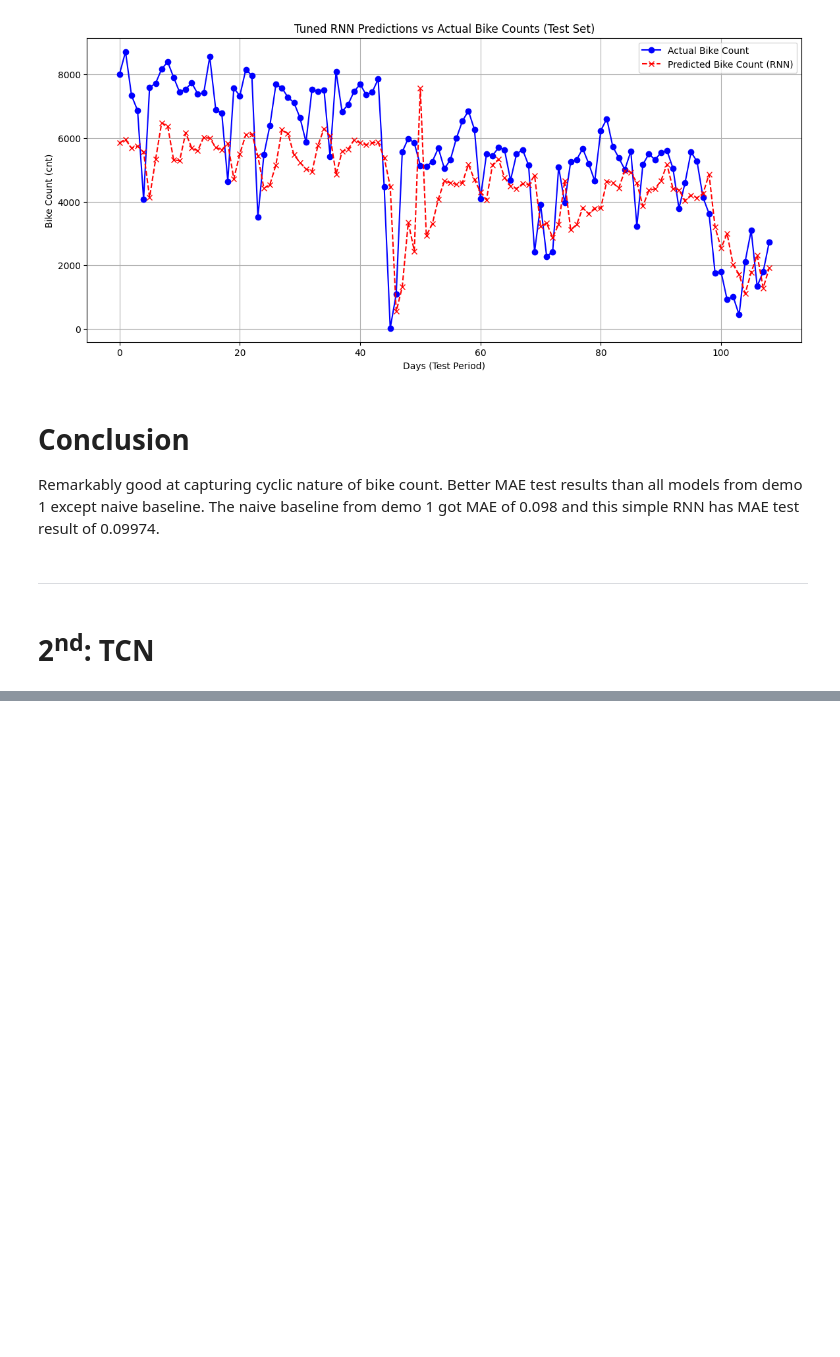
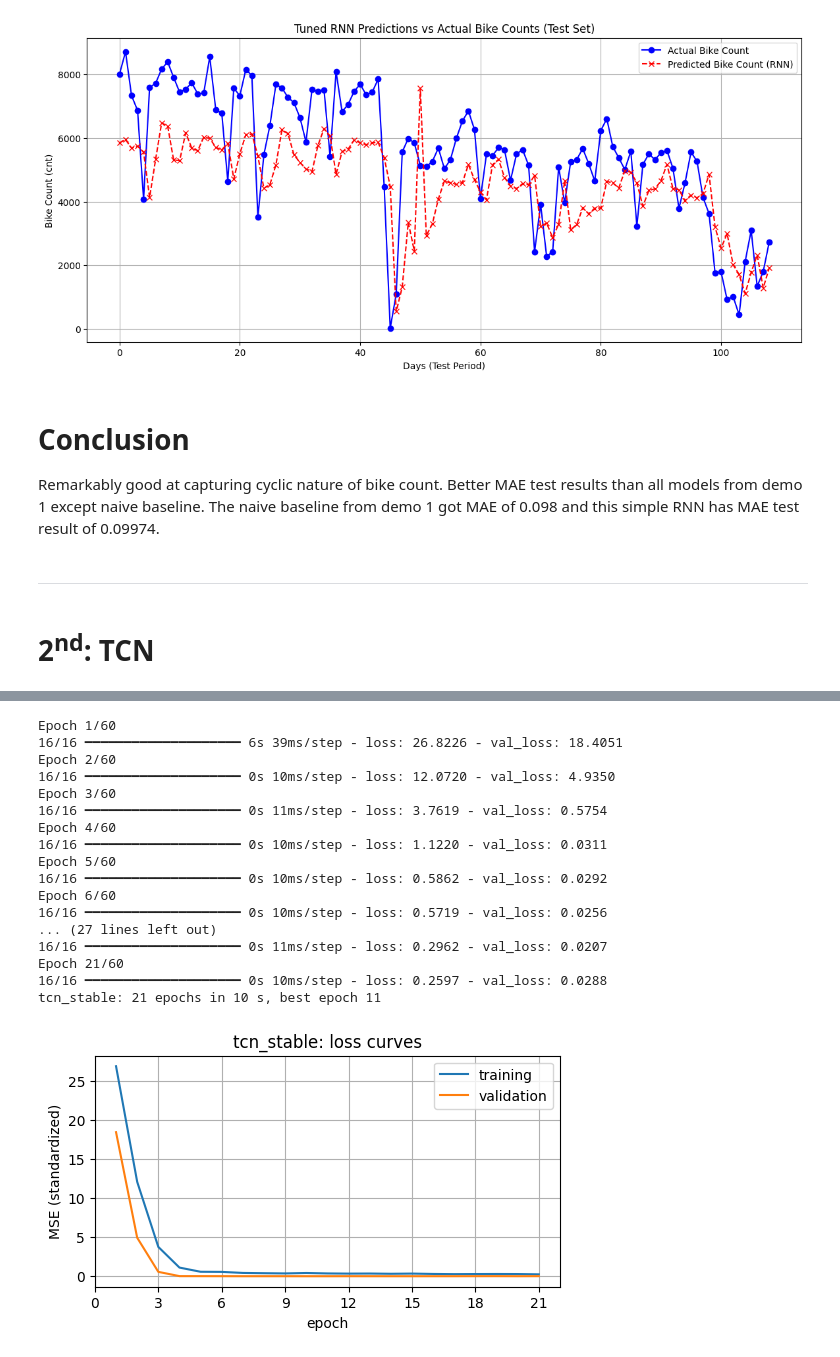
Before and after one commit to LamaAbdulal/AISE4010_Project, a Jupyter notebook: standard_RNN_demo2.ipynb, the cells around one changed output, grey strips where cells are left out. Drawn from its saved outputs; the diff is of its cells as text; code cells hidden in the pictures; blank space fills up the shorter version.

```diff
--- a/standard_RNN_demo2.ipynb
+++ b/standard_RNN_demo2.ipynb
@@ -391,0 +503,57 @@ FILTERS = 8              # TCN filters per convolution. Assume 8.
+# %%
+'''
+def reset_seeds(seed_value):
+    # Set seed for reproducible results across all backends
+    np.random.seed(seed_value)
+    random.seed(seed_value)
+    tf.random.set_seed(seed_value)
+    keras.utils.set_random_seed(seed_value)
+
+# 1. Apply Seeding
+reset_seeds(RANDOM_SEED)
+'''
+
+# 2. Define shorter dilations since WINDOW is only 7
+STABLE_DILATIONS = [1, 2, 4]
+
+# 3. Build TCN Model with optimal dimensions
+n_features = X_train.shape[2]
+inputs_stable = keras.Input(shape=(WINDOW, n_features))
+
+def residual_block_stable(x, dilation, name):
+  shortcut = x if x.shape[-1] == FILTERS else layers.Conv1D(FILTERS, 1)(x)
+  for _ in range(2):
+    x = layers.Conv1D(FILTERS, KERNEL_SIZE, padding='causal', dilation_rate=dilation)(x)
+    x = layers.LayerNormalization()(x)
+    x = layers.Activation('relu')(x)
+    x = layers.Dropout(DROPOUT)(x)
+  return layers.Activation('relu', name=name)(layers.Add()([shortcut, x]))
+
+x_s = inputs_stable
+for i, d_s in enumerate(STABLE_DILATIONS, start=1):
+  x_s = residual_block_stable(x_s, d_s, name=f'stable_block{i}')
+
+outputs_stable = layers.Dense(1)(x_s[:, -1, :])
+tcn_stable = keras.Model(inputs_stable, outputs_stable, name='tcn_stable')
+
+# 4. Train with a lower, more stable learning rate
+train_seconds['TCN_Stable'] = train(tcn_stable, learning_rate=5e-4)
+# %% [output]
+Epoch 1/60
+16/16 ━━━━━━━━━━━━━━━━━━━━ 6s 39ms/step - loss: 26.8226 - val_loss: 18.4051
+Epoch 2/60
+16/16 ━━━━━━━━━━━━━━━━━━━━ 0s 10ms/step - loss: 12.0720 - val_loss: 4.9350
+Epoch 3/60
+16/16 ━━━━━━━━━━━━━━━━━━━━ 0s 11ms/step - loss: 3.7619 - val_loss: 0.5754
+Epoch 4/60
+16/16 ━━━━━━━━━━━━━━━━━━━━ 0s 10ms/step - loss: 1.1220 - val_loss: 0.0311
+Epoch 5/60
+16/16 ━━━━━━━━━━━━━━━━━━━━ 0s 10ms/step - loss: 0.5862 - val_loss: 0.0292
+Epoch 6/60
+16/16 ━━━━━━━━━━━━━━━━━━━━ 0s 10ms/step - loss: 0.5719 - val_loss: 0.0256
+... (27 lines left out)
+16/16 ━━━━━━━━━━━━━━━━━━━━ 0s 11ms/step - loss: 0.2962 - val_loss: 0.0207
+Epoch 21/60
+16/16 ━━━━━━━━━━━━━━━━━━━━ 0s 10ms/step - loss: 0.2597 - val_loss: 0.0288
+tcn_stable: 21 epochs in 10 s, best epoch 11
+[figure, added]
```
Also changed, not shown: parts of 12 cells of this notebook.
